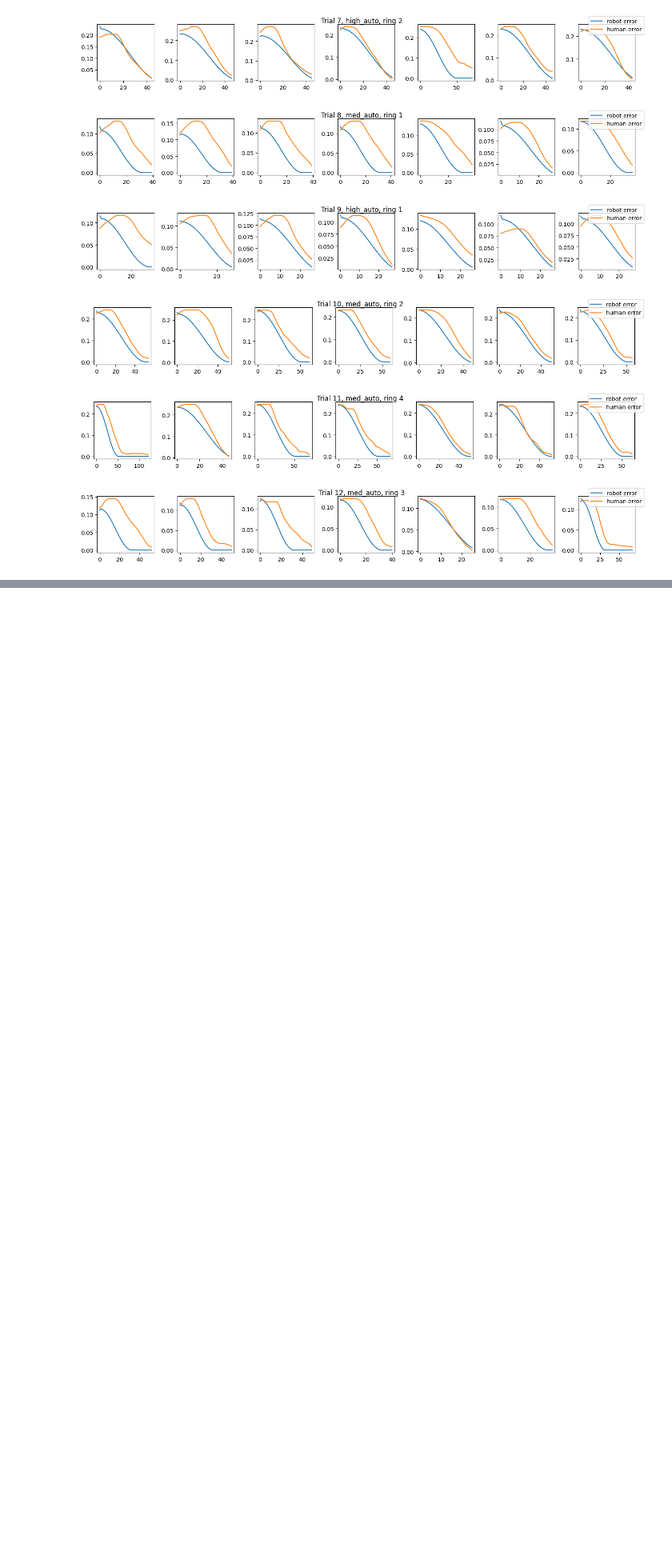
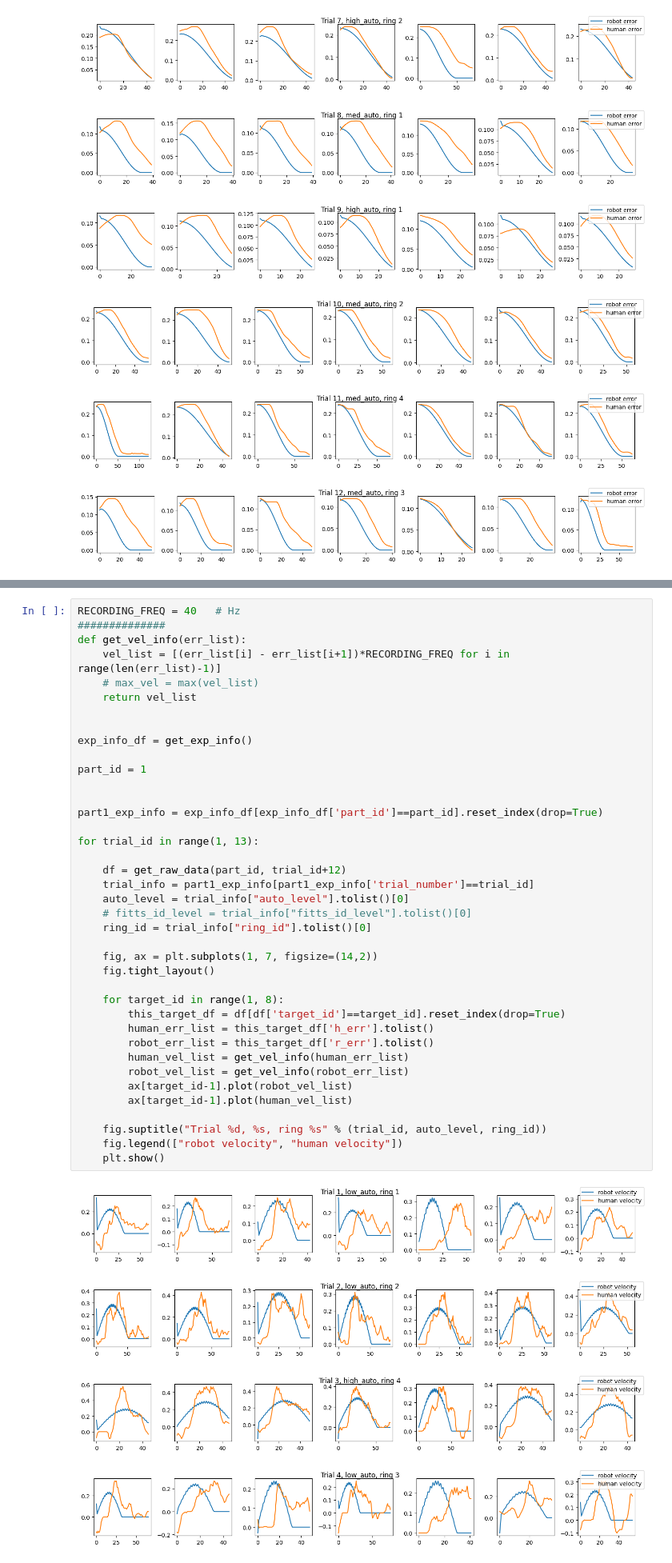
Before and after one commit to mpan31415/AutonomyFitts, a Jupyter notebook: data/task/traj_analysis.ipynb, the cells around one changed output, grey strips where cells are left out. Shown at 80% size. Cells and saved outputs as stored; diff of their text form; blank space fills up the shorter version.

Commit message:
data analysis update

```diff
--- a/data/task/traj_analysis.ipynb
+++ b/data/task/traj_analysis.ipynb
@@ -71,0 +76,44 @@ for trial_id in range(1, 13):
+# %%
+RECORDING_FREQ = 40   # Hz
+##############
+def get_vel_info(err_list):
+    vel_list = [(err_list[i] - err_list[i+1])*RECORDING_FREQ for i in range(len(err_list)-1)]
+    # max_vel = max(vel_list)
+    return vel_list
+
+
+exp_info_df = get_exp_info()
+
+part_id = 1
+
+
+part1_exp_info = exp_info_df[exp_info_df['part_id']==part_id].reset_index(drop=True)
+
+for trial_id in range(1, 13):
+
+    df = get_raw_data(part_id, trial_id+12)
+    trial_info = part1_exp_info[part1_exp_info['trial_number']==trial_id]
+    auto_level = trial_info["auto_level"].tolist()[0]
+    # fitts_id_level = trial_info["fitts_id_level"].tolist()[0]
+    ring_id = trial_info["ring_id"].tolist()[0]
+
+    fig, ax = plt.subplots(1, 7, figsize=(14,2))
+    fig.tight_layout()
+
+    for target_id in range(1, 8):
+        this_target_df = df[df['target_id']==target_id].reset_index(drop=True)
+        human_err_list = this_target_df['h_err'].tolist()
+        robot_err_list = this_target_df['r_err'].tolist()
+        human_vel_list = get_vel_info(human_err_list)
+        robot_vel_list = get_vel_info(robot_err_list)
+        ax[target_id-1].plot(robot_vel_list)
+        ax[target_id-1].plot(human_vel_list)
+
+    fig.suptitle("Trial %d, %s, ring %s" % (trial_id, auto_level, ring_id))
+    fig.legend(["robot velocity", "human velocity"])
+    plt.show()
+# %% [output]
+[figure, added]
+[figure, added]
+[figure, added]
+[figure, added]
```
Also changed, not shown: parts of 5 cells of this notebook, 30 other files.
